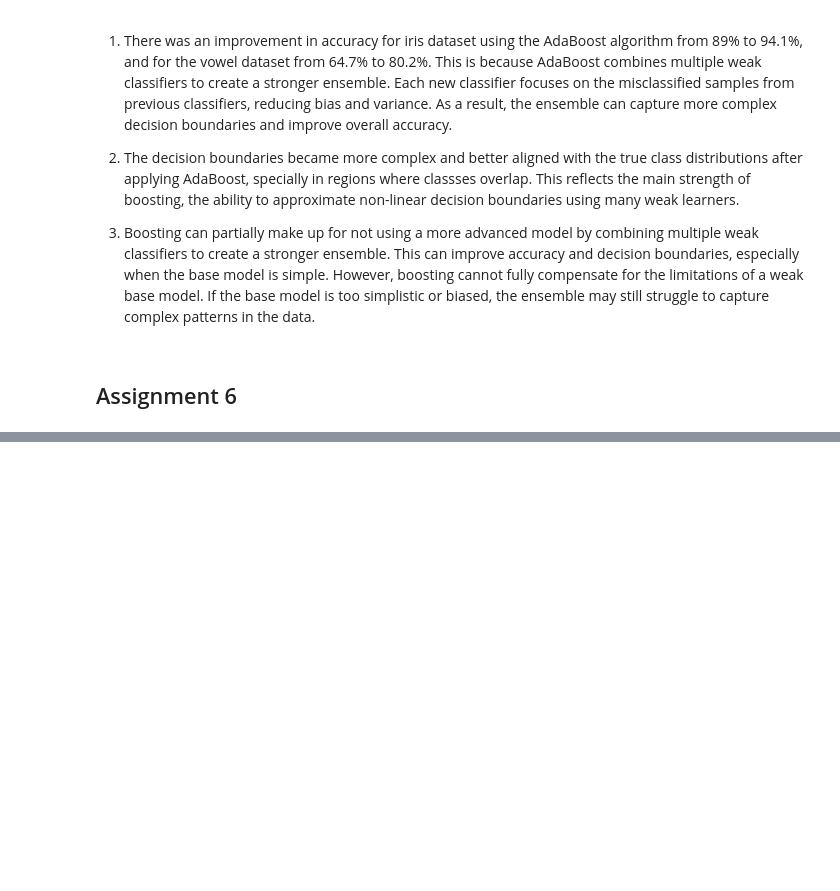
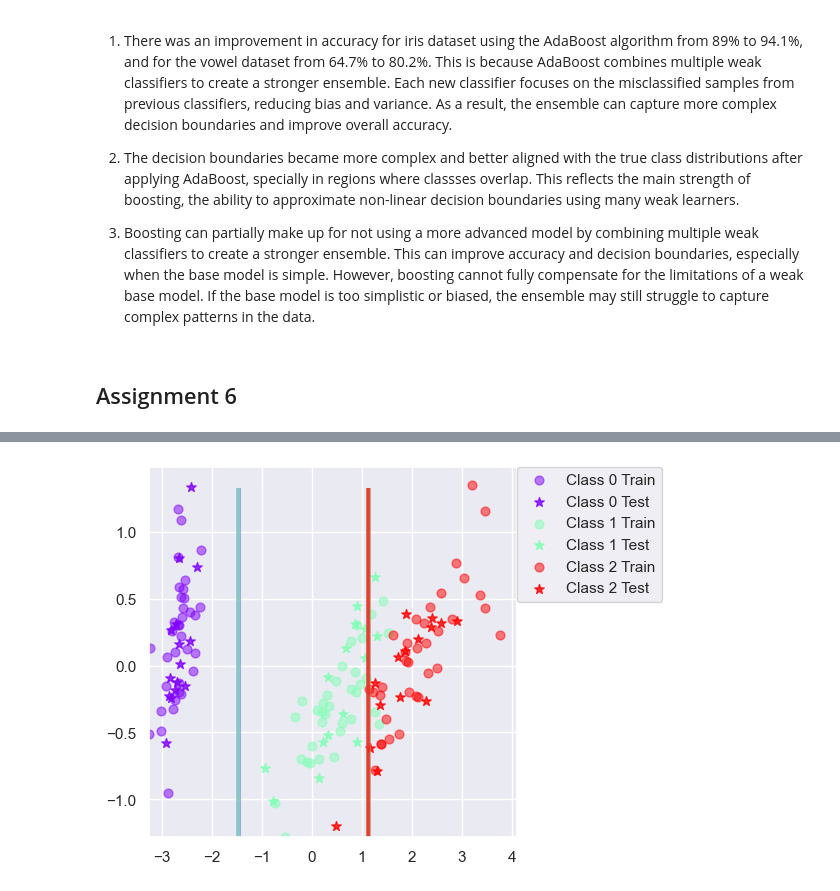
Before and after one commit to david-bazalduaa/Lab-3-Bayes-Classifier, a Jupyter notebook: Assignment 3.ipynb, the cells around one changed output, grey strips where cells are left out. Drawn from its saved outputs; the diff is of its cells as text; code cells hidden in the pictures; blank space fills up the shorter version.

```diff
--- a/Assignment 3.ipynb
+++ b/Assignment 3.ipynb
@@ -356,0 +413,5 @@ plotBoundary(BoostClassifier(BayesClassifier()), dataset='vowel',split=0.7)
+# %%
+%matplotlib inline
+plotBoundary(DecisionTreeClassifier(), dataset='iris',split=0.7)
+# %% [output]
+[figure, added]
```
Also changed, not shown: parts of 6 cells of this notebook, 1 other file.
